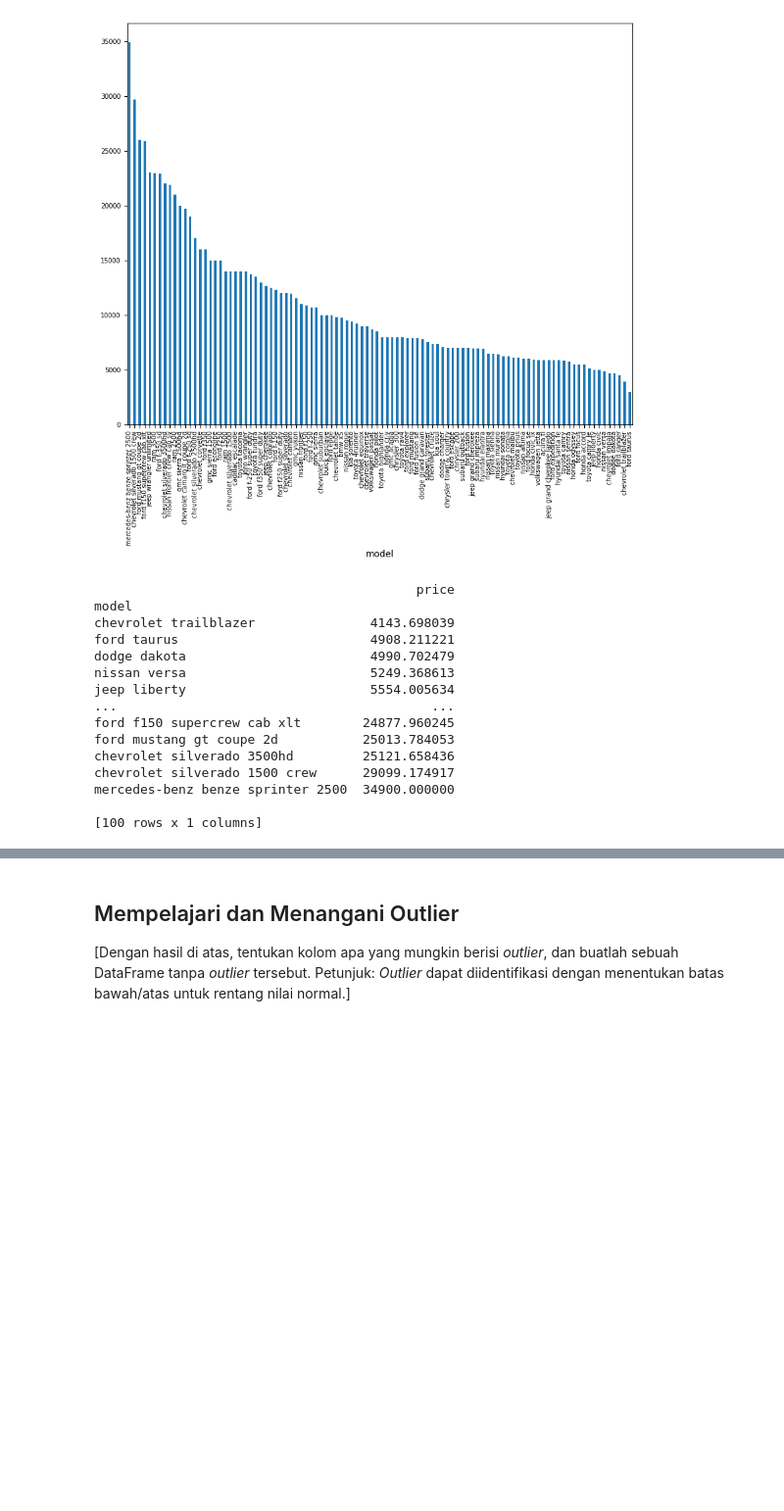
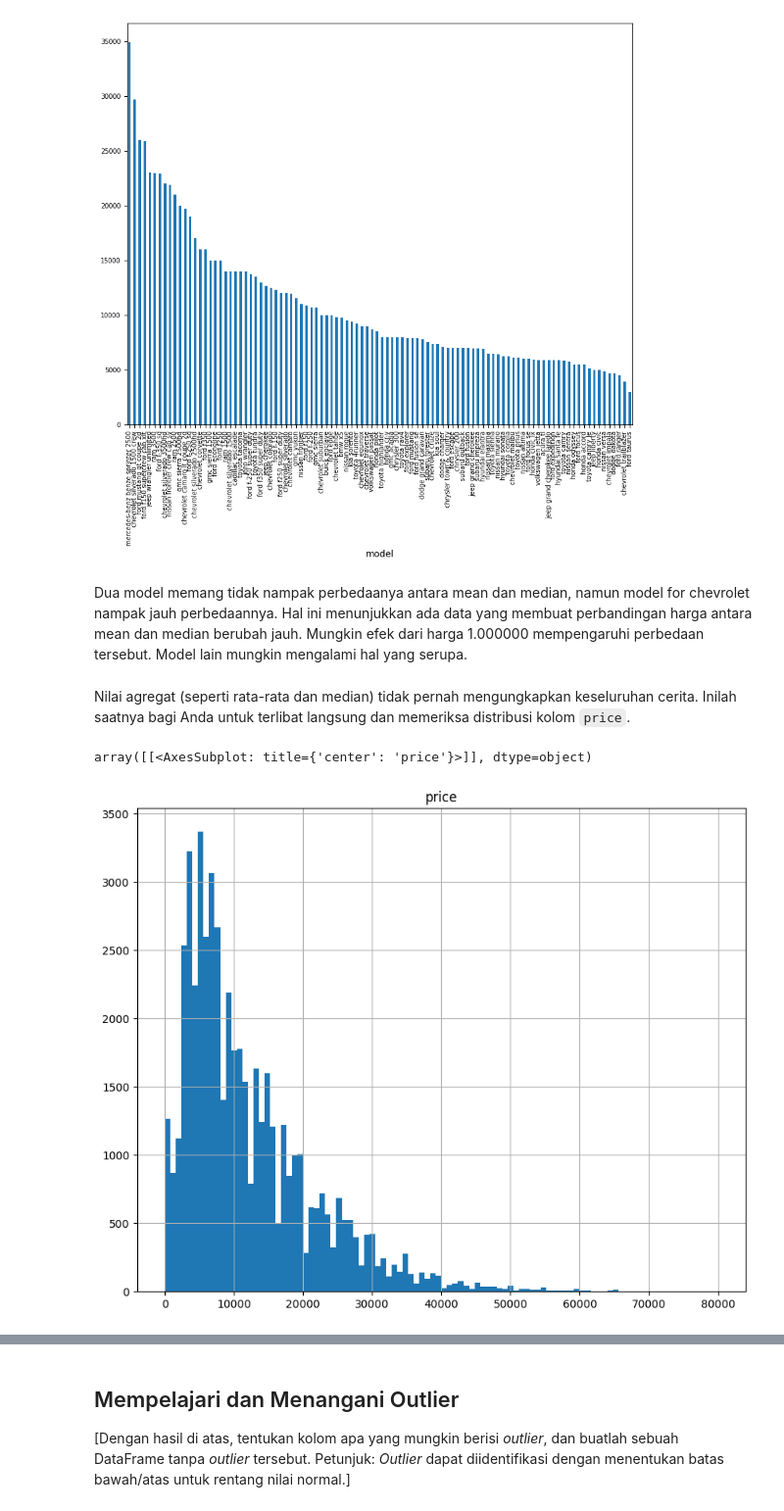
Before and after one commit to ShirotaT/DataAnalyst_Practicum, a Jupyter notebook: Project_3/57ec1497-8bd0-4989-ae0f-b3a815bc570b.ipynb, the cells around one changed output, grey strips where cells are left out. Shown: that part at 98% size. Drawn from its saved outputs; the diff is of its cells as text; code cells hidden in the pictures; blank space fills up the shorter version.

```diff
--- a/Project_3/57ec1497-8bd0-4989-ae0f-b3a815bc570b.ipynb
+++ b/Project_3/57ec1497-8bd0-4989-ae0f-b3a815bc570b.ipynb
@@ -610,22 +606,12 @@ model_stat_median['price'].sort_values(ascending=False).plot(kind='bar', figsize
 # %% [output]
 <AxesSubplot: xlabel='model'>
 [figure]
-# %%
-sorted_model_stat = model_stat.sort_values(by=['price'])
-print(sorted_model_stat)
-# %% [output]
-                                          price
-model
-chevrolet trailblazer               4143.698039
-ford taurus                         4908.211221
-dodge dakota                        4990.702479
-nissan versa                        5249.368613
-jeep liberty                        5554.005634
-...                                         ...
-ford f150 supercrew cab xlt        24877.960245
-ford mustang gt coupe 2d           25013.784053
-chevrolet silverado 3500hd         25121.658436
-chevrolet silverado 1500 crew      29099.174917
-mercedes-benz benze sprinter 2500  34900.000000
-
-[100 rows x 1 columns]
+# %% [markdown]
+Dua model memang tidak nampak perbedaanya antara mean dan median, namun model for chevrolet nampak jauh perbedaannya. Hal ini menunjukkan ada data yang membuat perbandingan harga antara mean dan median berubah jauh. Mungkin efek dari harga 1.000000 mempengaruhi perbedaan tersebut. Model lain mungkin mengalami hal yang serupa.
+# %% [markdown]
+Nilai agregat (seperti rata-rata dan median) tidak pernah mengungkapkan keseluruhan cerita. Inilah saatnya bagi Anda untuk terlibat langsung dan memeriksa distribusi kolom `price`.
+# %%
+data_new.hist('price', bins=100, range=(0, 80000), figsize=(10, 8))
+# %% [output]
+array([[<AxesSubplot: title={'center': 'price'}>]], dtype=object)
+[figure, added]
```
Also changed, not shown: parts of 34 cells of this notebook.
